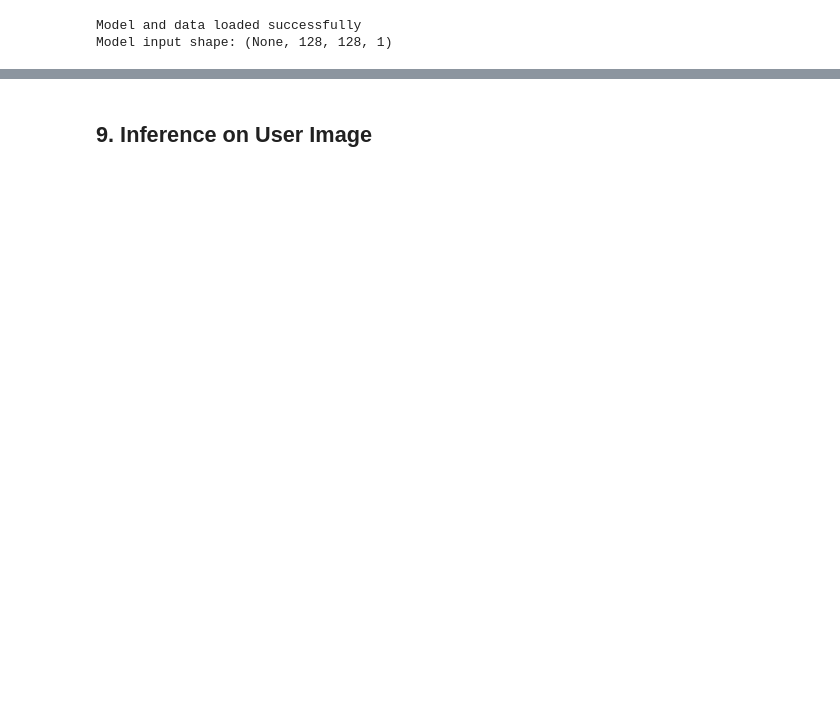
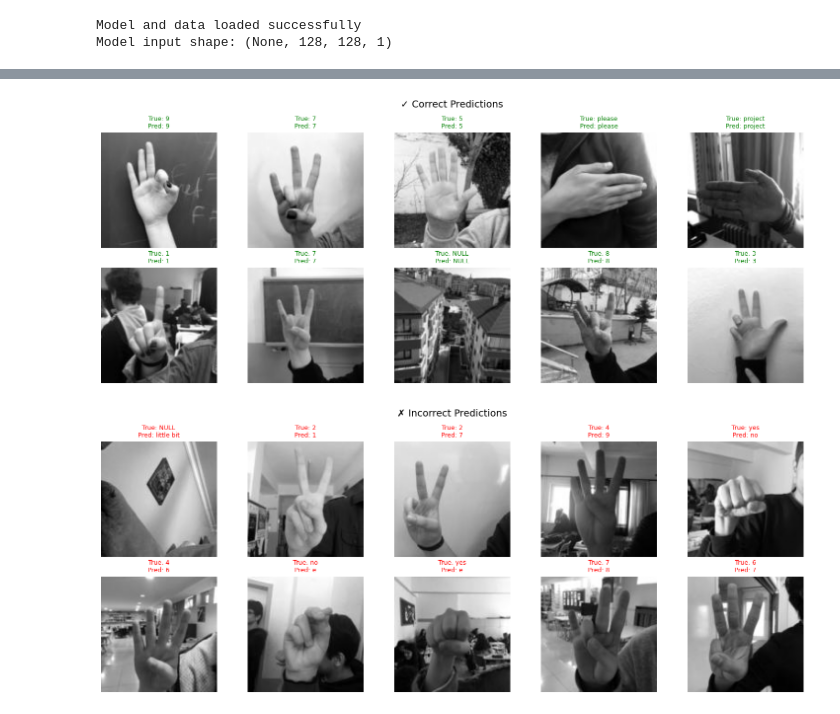
Before and after one commit to Jamato004/CS171-Final-Project, a Jupyter notebook: notebooks/sign_language_cnn.ipynb, the cells around one changed output, grey strips where cells are left out. Drawn from its saved outputs; the diff is of its cells as text; code cells hidden in the pictures; blank space fills up the shorter version.

```diff
--- a/sign_language_cnn.ipynb
+++ b/notebooks/sign_language_cnn.ipynb
@@ -558,2 +493,25 @@ weighted avg       0.86      0.86      0.86      4561
-# %% [markdown]
-## 9. Inference on User Image
+# %%
+# ── Correct vs Incorrect Predictions ─────────────────────────────────────────
+
+correct_idx   = np.where(y_pred == y_test)[0]
+incorrect_idx = np.where(y_pred != y_test)[0]
+
+def show_samples(indices, title, n=10):
+    samples = indices[:n]
+    fig, axes = plt.subplots(2, 5, figsize=(15, 6))
+    fig.suptitle(title, fontsize=14)
+    for ax, idx in zip(axes.flatten(), samples):
+        ax.imshow(X_test[idx, :, :, 0], cmap='gray')
+        actual    = CLASS_NAMES[y_test[idx]]
+        predicted = CLASS_NAMES[y_pred[idx]]
+        color = 'green' if actual == predicted else 'red'
+        ax.set_title(f"True: {actual}\nPred: {predicted}", color=color, fontsize=9)
+        ax.axis('off')
+    plt.tight_layout()
+    plt.show()
+
+show_samples(correct_idx,   "✓ Correct Predictions")
+show_samples(incorrect_idx, "✗ Incorrect Predictions")
+# %% [output]
+[figure, added]
+[figure, added]
```
Also changed, not shown: parts of 15 cells of this notebook, 5 other files.
